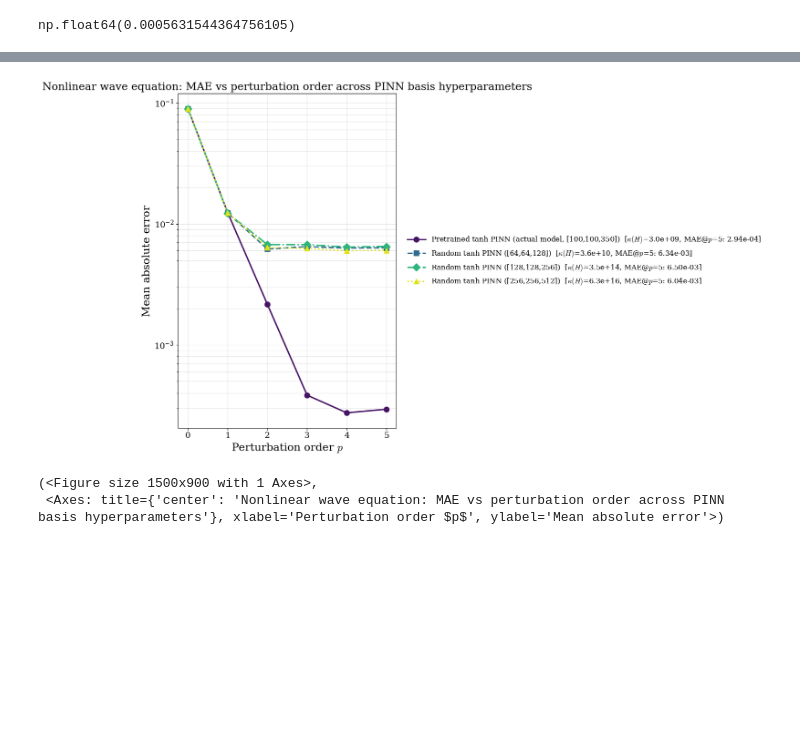
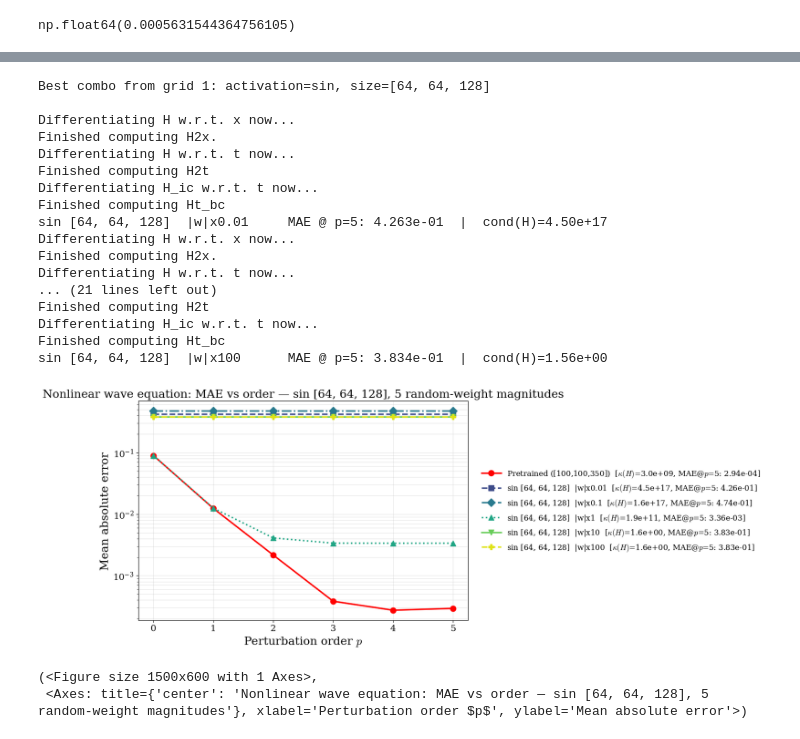
Before and after one commit to esemsc-dda24/PTL-PINNs, a Jupyter notebook: ptlpinns/results/PDEs/Wave.ipynb, the cells around one changed output, grey strips where cells are left out. Cells and saved outputs as stored; diff of their text form; code cells hidden in the pictures; blank space fills up the shorter version.

```diff
--- a/ptlpinns/results/PDEs/Wave.ipynb
+++ b/ptlpinns/results/PDEs/Wave.ipynb
@@ -346,0 +409,14 @@ Random tanh PINN ([256,256,512])                         MAE @ p=5: 6.040e-03  |
+# %%
+baseline_label = (
+    f"Pretrained ([100,100,350])  [$\\kappa(H)$={cond_base:.1e}, "
+    f"MAE@$p$={len(err_base) - 1}: {err_base[-1]:.2e}]"
+)
+H_dict_by_label["Pretrained ([100,100,350])"] = H_base
+print(f"{'Pretrained ([100,100,350])':<24s}  MAE @ p={len(err_base) - 1}: {err_base[-1]:.3e}  |  cond(H)={cond_base:.2e}")
+
+LKV.plot_mae_vs_order(
+    {baseline_label: err_base, **errors_by_label},
+    title="Nonlinear wave equation: MAE vs perturbation order — 3 activations $\\times$ 3 sizes",
+    color_overrides={baseline_label: BASELINE_COLOR},
+    grid=False, figsize=(15, 6)
+)
@@ -347,9 +428,52 @@ Random tanh PINN ([256,256,512])                         MAE @ p=5: 6.040e-03  |
 # %%
+# --- Grid 2: best (activation, size) combo over 6 random-weight magnitudes --
+best_act, best_size, _, _ = min(grid1_results, key=lambda r: r[2][-1])
+print(f"Best combo from grid 1: activation={best_act}, size={best_size}\n")
+
+errors_by_scale = {}
+for scale in WEIGHT_SCALES:
+    label = f"{best_act} {best_size}  |w|x{scale:g}"
+    try:
+        pinn_cfg = _make_random_pinn_wave(
+            best_size, act=ACTIVATIONS[best_act], weight_scale=scale,
+        )
+        err, H_cfg = _run_wave_config(pinn_cfg)
+    except Exception as exc:
+        print(f"{label:<30s}  FAILED: {type(exc).__name__}: {exc}")
+        continue
+
+    cond_H = np.linalg.cond(H_cfg['H'])
+    legend_label = (
+        f"{label}  [$\\kappa(H)$={cond_H:.1e}, "
+        f"MAE@$p$={len(err) - 1}: {err[-1]:.2e}]"
+    )
+    errors_by_scale[legend_label] = err
+    print(f"{label:<30s}  MAE @ p={len(err) - 1}: {err[-1]:.3e}  |  cond(H)={cond_H:.2e}")
+
 LKV.plot_mae_vs_order(
-    errors_by_label,
-    title="Nonlinear wave equation: MAE vs perturbation order across PINN basis hyperparameters",
+    {baseline_label: err_base, **errors_by_scale},
+    title=f"Nonlinear wave equation: MAE vs order — {best_act} {best_size}, {len(WEIGHT_SCALES)} random-weight magnitudes",
+    color_overrides={baseline_label: BASELINE_COLOR},
+    grid=False, figsize=(15, 6)
 )
 # %% [output]
+Best combo from grid 1: activation=sin, size=[64, 64, 128]
+
+Differentiating H w.r.t. x now...
+Finished computing H2x.
+Differentiating H w.r.t. t now...
+Finished computing H2t
+Differentiating H_ic w.r.t. t now...
+Finished computing Ht_bc
+sin [64, 64, 128]  |w|x0.01     MAE @ p=5: 4.263e-01  |  cond(H)=4.50e+17
+Differentiating H w.r.t. x now...
+Finished computing H2x.
+Differentiating H w.r.t. t now...
+... (21 lines left out)
+Finished computing H2t
+Differentiating H_ic w.r.t. t now...
+Finished computing Ht_bc
+sin [64, 64, 128]  |w|x100      MAE @ p=5: 3.834e-01  |  cond(H)=1.56e+00
-[figure, old version]
+[figure, new version]
-(<Figure size 1500x900 with 1 Axes>,
- <Axes: title={'center': 'Nonlinear wave equation: MAE vs perturbation order across PINN basis hyperparameters'}, xlabel='Perturbation order $p$', ylabel='Mean absolute error'>)
+(<Figure size 1500x600 with 1 Axes>,
+ <Axes: title={'center': 'Nonlinear wave equation: MAE vs order — sin [64, 64, 128], 5 random-weight magnitudes'}, xlabel='Perturbation order $p$', ylabel='Mean absolute error'>)
```
Also changed, not shown: parts of 6 cells of this notebook, 13 other files.
